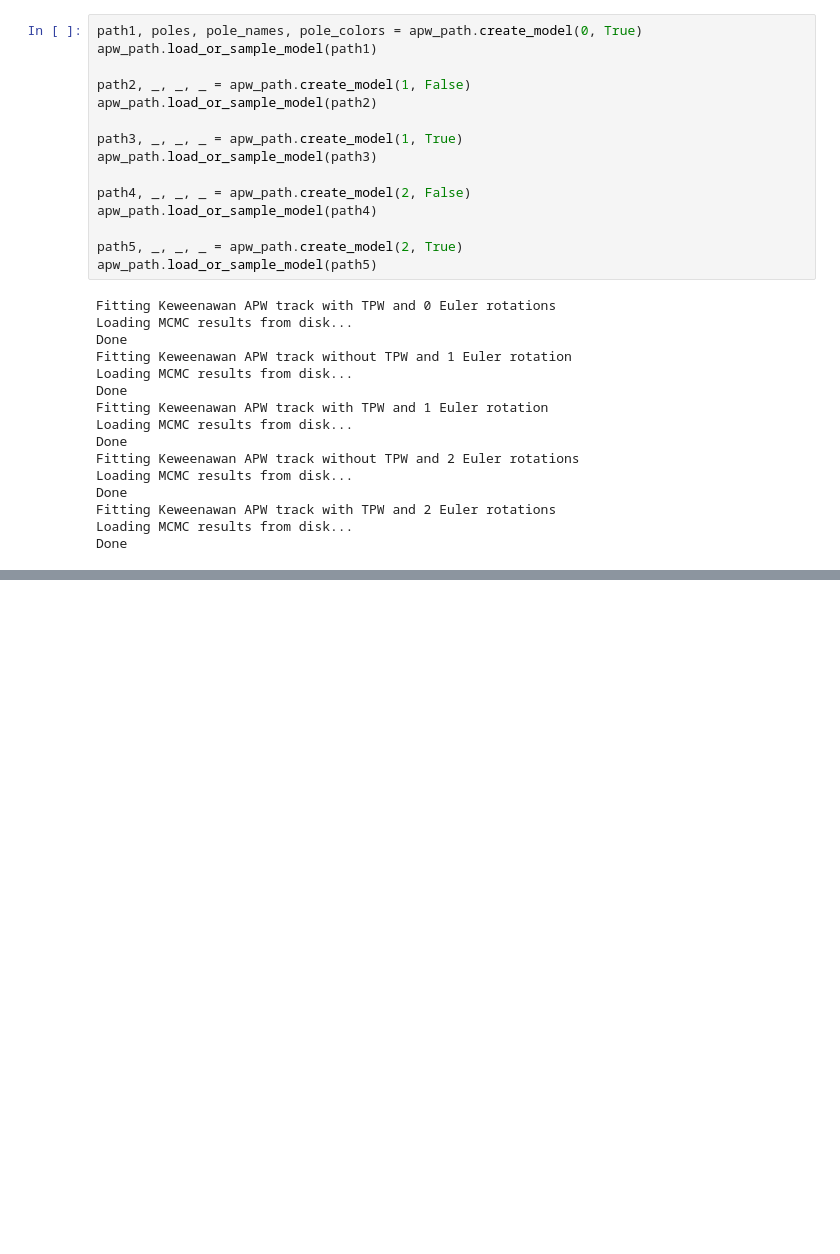
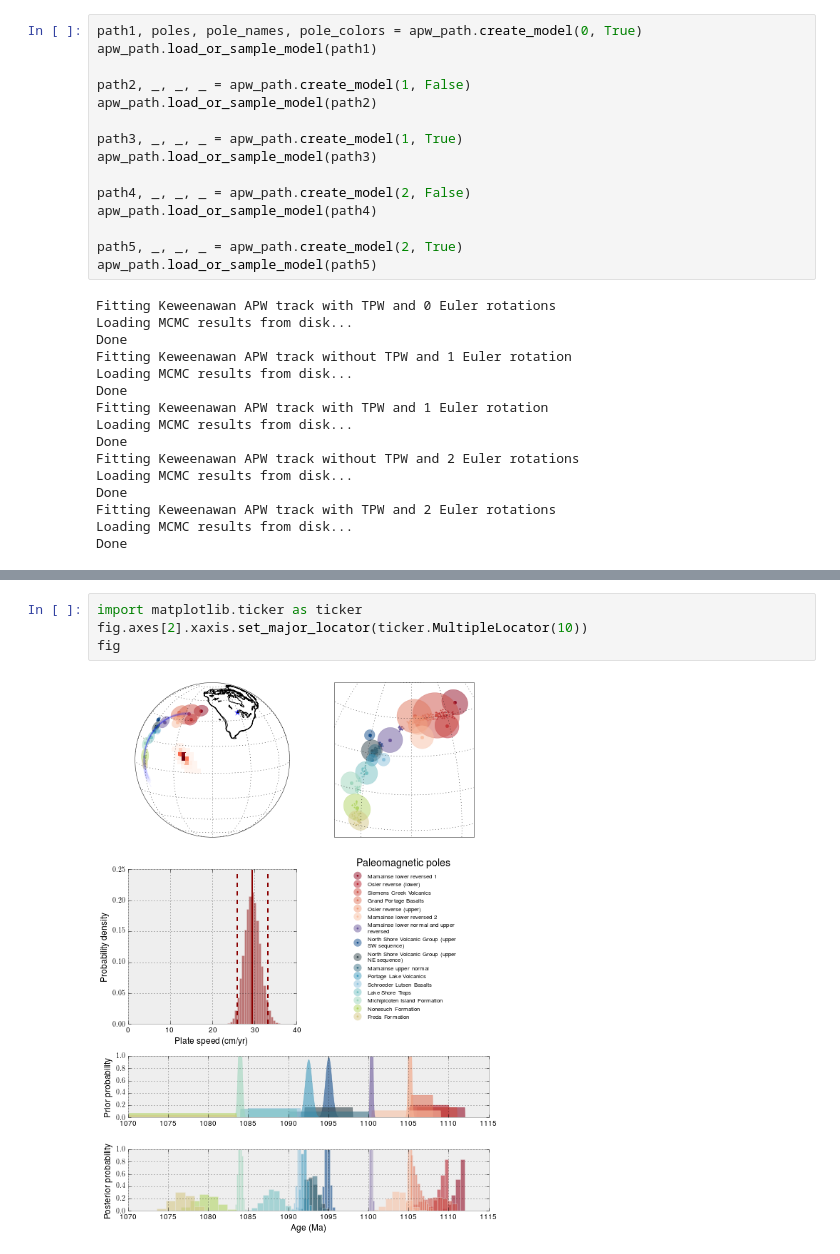
Before and after one commit to Swanson-Hysell-Group/bayesian_plate_reconstruction, a Jupyter notebook: figures/keweenawan/plot.ipynb, the cells around one changed output, grey strips where cells are left out. Cells and saved outputs as stored; diff of their text form; blank space fills up the shorter version.

```diff
--- a/figures/keweenawan/plot.ipynb
+++ b/figures/keweenawan/plot.ipynb
@@ -98,3 +97,9 @@ Rotation 2: median 20.908874, credible interval  [ 16.634156    28.08488293]
+# %%
+import matplotlib.ticker as ticker
+fig.axes[2].xaxis.set_major_locator(ticker.MultipleLocator(10))
+fig
+# %% [output]
+[figure, added]
 # %%
 fig = plt.figure( figsize = (8,11) )
 
```
Also changed, not shown: parts of 2 cells of this notebook, 1 other file.
